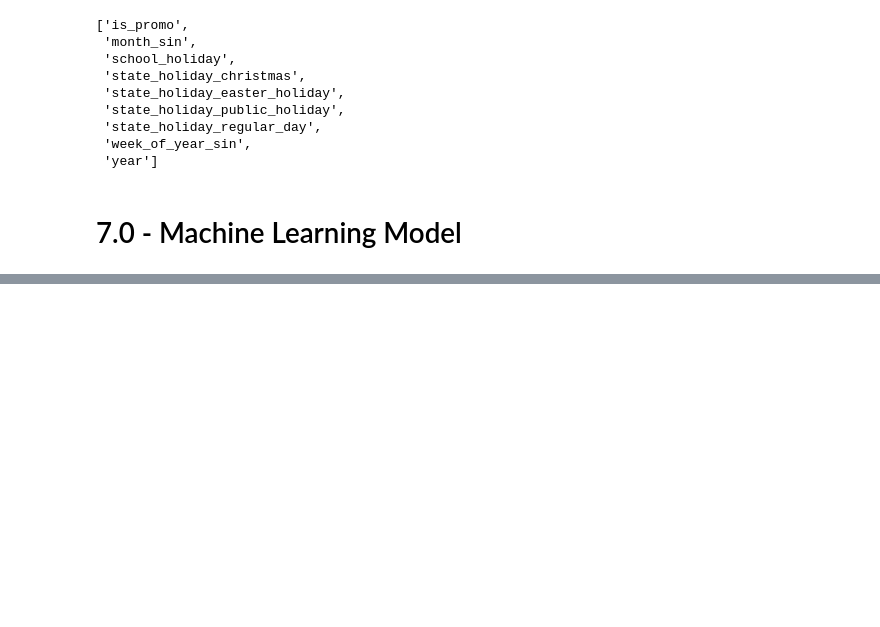
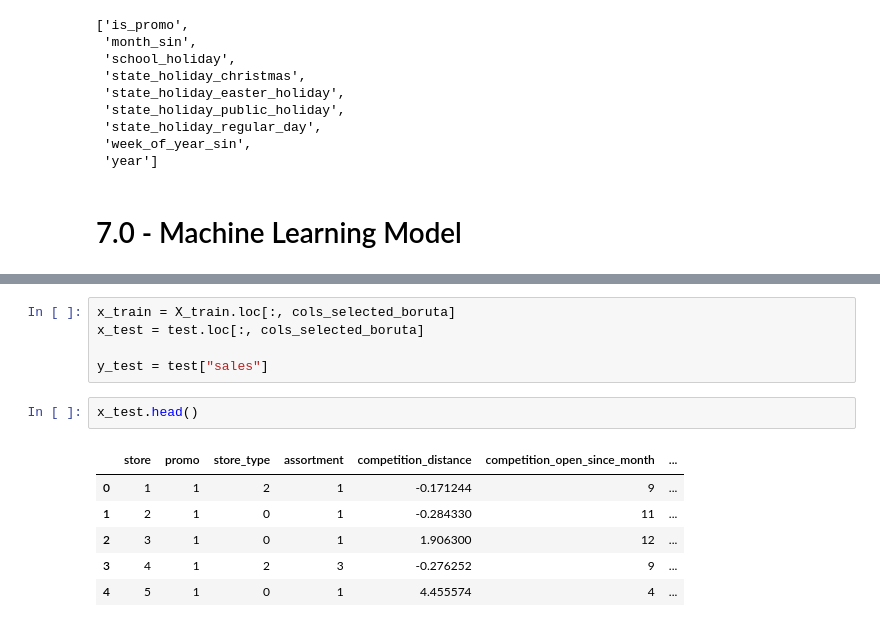
Before and after one commit to eliasbatistasouza/rossmann_sales, a Jupyter notebook: notebooks/001-EDA-ebs.ipynb, the cells around one changed output, grey strips where cells are left out. Cells and saved outputs as stored; diff of their text form; blank space fills up the shorter version.

Commit message:
Test Linear Models

```diff
--- a/notebooks/001-EDA-ebs.ipynb
+++ b/notebooks/001-EDA-ebs.ipynb
@@ -1600,0 +1630,14 @@ cols_not_selected_boruta
+# %%
+x_train = X_train.loc[:, cols_selected_boruta]
+x_test = test.loc[:, cols_selected_boruta]
+
+y_test = test["sales"]
+# %%
+x_test.head()
+# %% [output]
+|  | store | promo | store_type | assortment | competition_distance | competition_open_since_month | ... |
+| 0 | 1 | 1 | 2 | 1 | -0.171244 | 9 | ... |
+| 1 | 2 | 1 | 0 | 1 | -0.284330 | 11 | ... |
+| 2 | 3 | 1 | 0 | 1 | 1.906300 | 12 | ... |
+| 3 | 4 | 1 | 2 | 3 | -0.276252 | 9 | ... |
+| 4 | 5 | 1 | 0 | 1 | 4.455574 | 4 | ... |
```
Also changed, not shown: parts of 20 cells of this notebook.
